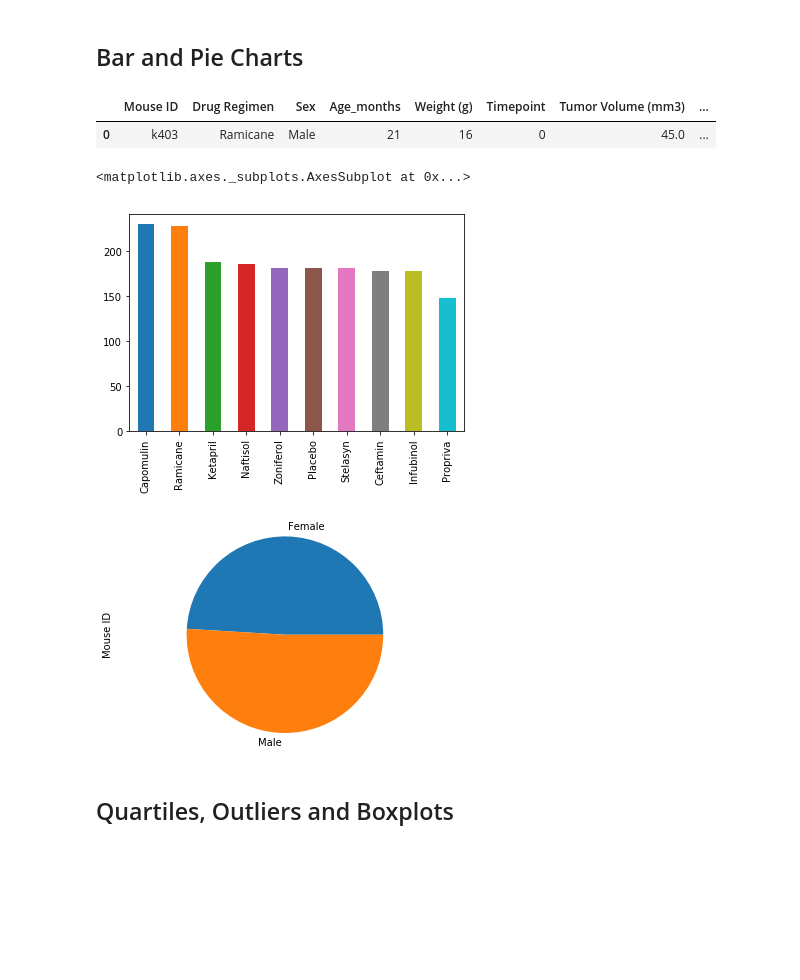
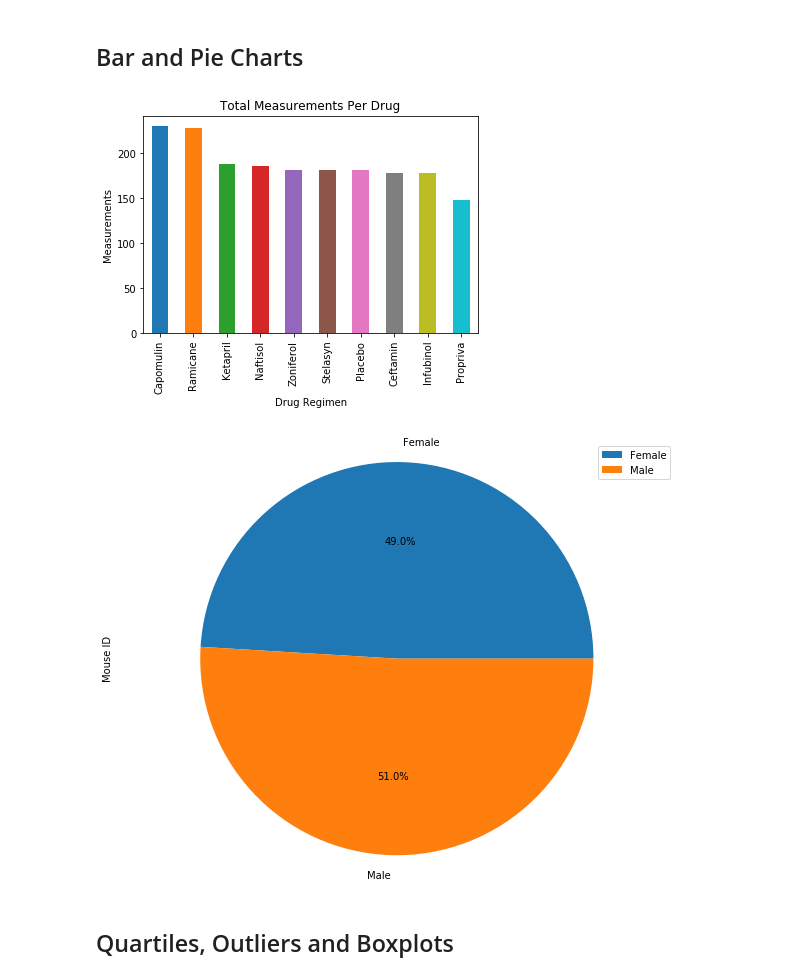
Before and after one commit to TCH2300/matplotlib-challenge, a Jupyter notebook: Pymaceuticals/main_matplotlib.ipynb, the cells around one changed output. Cells and saved outputs as stored; diff of their text form; code cells hidden in the pictures; blank space fills up the shorter version.

Commit message:
matplotlib-challenge

```diff
--- a/Pymaceuticals/main_matplotlib.ipynb
+++ b/Pymaceuticals/main_matplotlib.ipynb
@@ -113,30 +113,27 @@ stats_df
 # Using the aggregation method, produce the same summary statistics in a single line
 # %% [markdown]
 ## Bar and Pie Charts
-# %%
-# for easy reference of df headers - delete before submiting
-final_df.head(1)
-# %% [output]
-|  | Mouse ID | Drug Regimen | Sex | Age_months | Weight (g) | Timepoint | Tumor Volume (mm3) | ... |
-| 0 | k403 | Ramicane | Male | 21 | 16 | 0 | 45.0 | ... |
 # %%
 # Generate a bar plot showing the total number of measurements taken on each drug regimen using pandas.
 number=final_df["Drug Regimen"].value_counts()
 number.plot(kind='bar')
+plt.title("Total Measurements Per Drug")
+plt.ylabel("Measurements")
+plt.xlabel("Drug Regimen")
+plt.show()
 # %% [output]
-<matplotlib.axes._subplots.AxesSubplot at 0x...>
-[figure, old version]
+[figure, new version]
 # %%
 # Generate a bar plot showing the total number of measurements taken on each drug regimen using pyplot.
 #x_axis=np.arange(number)
 #plt.bar(x_axis, )
 # %%
 # Generate a pie plot showing the distribution of female versus male mice using pandas
-final_df.groupby('Sex')['Mouse ID'].count().plot(kind='pie')
+final_df.groupby(['Sex']).count().plot(kind='pie', y='Mouse ID', figsize=(10,8), autopct='%1.1f%%')
 plt.axis('equal')
 plt.show()
 # %% [output]
-[figure, old version]
+[figure, new version]
 # %%
 # Generate a pie plot showing the distribution of female versus male mice using pyplot
 # %% [markdown]
```
Also changed, not shown: parts of 5 cells of this notebook.
